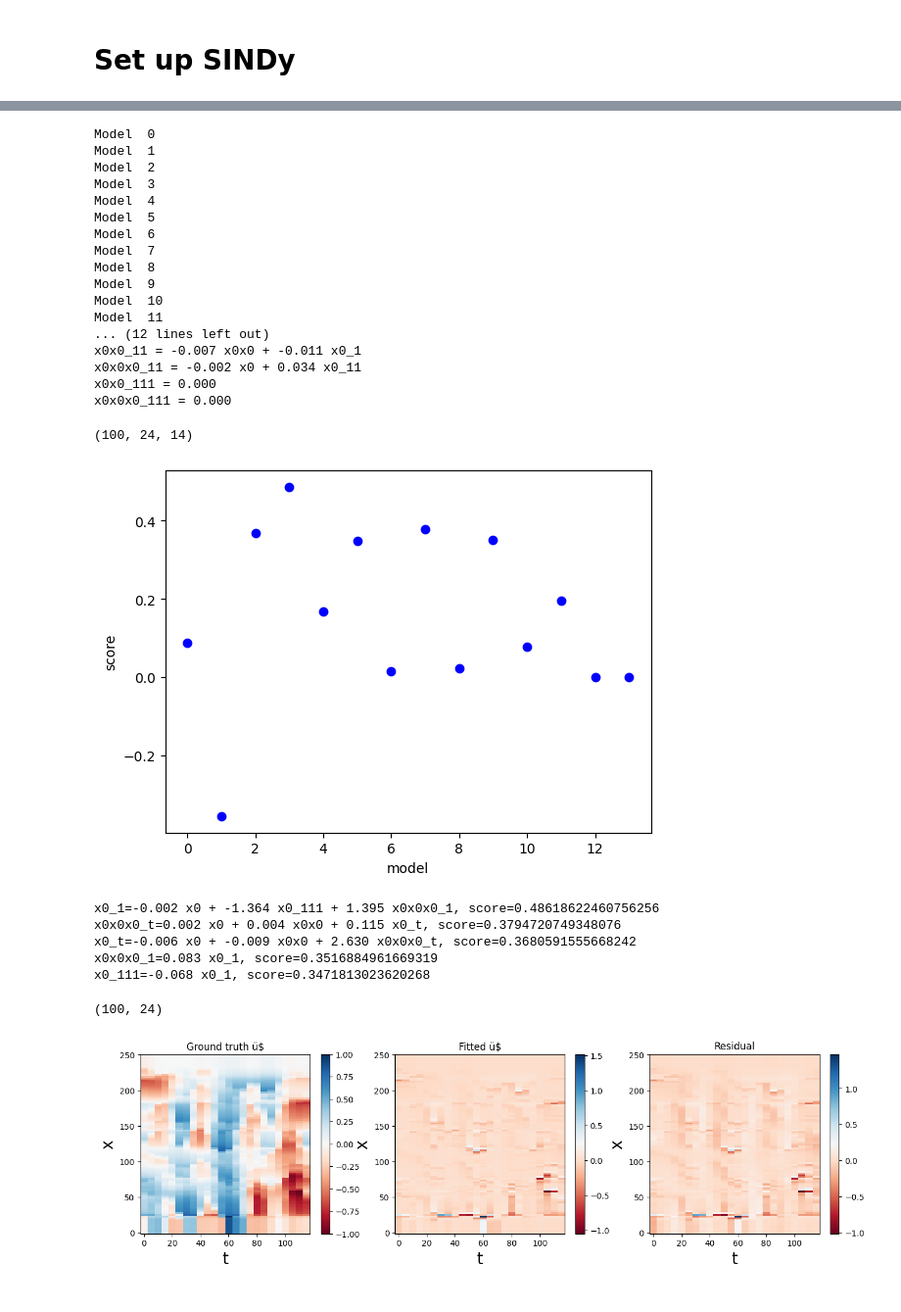
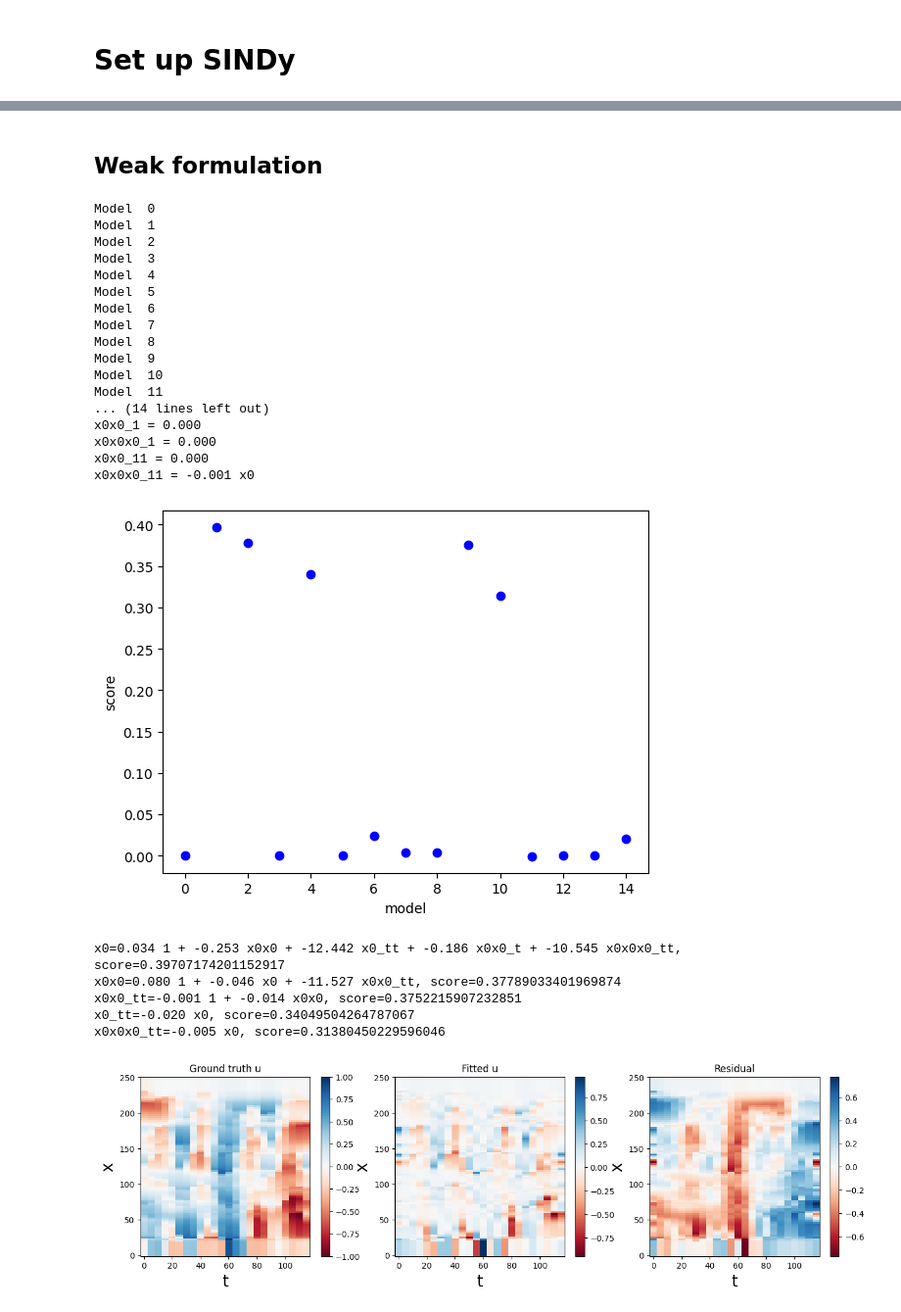
Before and after one commit to ericeberg3/UW_research, a Jupyter notebook: DTS_TG_SINDy_weak.ipynb, the cells around one changed output, grey strips where cells are left out. Shown at 98% size. Cells and saved outputs as stored; diff of their text form; code cells hidden in the pictures.

Commit message:
Weak formulation now seems to be working but is still not performing as well as the standard non-weak pysindy approach.

```diff
--- a/DTS_TG_SINDy_weak.ipynb
+++ b/DTS_TG_SINDy_weak.ipynb
@@ -308,0 +359,2 @@ plt.show()
+# %% [markdown]
+## Weak formulation
@@ -317,14 +387,14 @@ library_functions = [lambda x: x, lambda x: x * x]
 library_function_names = [lambda x: x, lambda x: x + x]
 np.random.seed(1)
 # %%
-multiindices=np.array([[0,1],[1,0],[2,0],[3,0]])
+multiindices=np.array([[0,1],[0,2],[1,0],[2,0]])
 pde_lib = ps.PDELibrary(library_functions=library_functions,
                         function_names=library_function_names,
                         derivative_order=2, spatial_grid=x, temporal_grid=t,
-                        include_bias=False, is_uniform=True,implicit_terms=True, multiindices=multiindices)
+                        include_bias=True, is_uniform=True,implicit_terms=True, multiindices=multiindices)
 
 sindy_opt = ps.SINDyPI(
-    threshold=1e-1, max_iter=1000, tol=1e-10,
+    threshold=1, max_iter=1000, tol=1e-10,
     thresholder='l1', normalize_columns=False
 )
 model = ps.SINDy(feature_library=pde_lib, optimizer=sindy_opt)
@@ -344,11 +414,11 @@ Model  8
 Model  9
 Model  10
 Model  11
-... (12 lines left out)
-x0x0_11 = -0.007 x0x0 + -0.011 x0_1
-x0x0x0_11 = -0.002 x0 + 0.034 x0_11
-x0x0_111 = 0.000
-x0x0x0_111 = 0.000
+... (14 lines left out)
+x0x0_1 = 0.000
+x0x0x0_1 = 0.000
+x0x0_11 = 0.000
+x0x0x0_11 = -0.001 x0
 # %%
 lhs_actual=pde_lib.transform(u)
 lhs_predict=model.predict(u)
@@ -365,49 +435,47 @@ order=np.argsort(scores)
 for ind in np.flip(order[-5:]):
     print(pde_lib.get_feature_names()[ind] + '=' + model.equations()[ind] + ', score=' +str(scores[ind]))
 # %% [output]
+[figure, new version]
-(100, 24, 14)
+x0=0.034 1 + -0.253 x0x0 + -12.442 x0_tt + -0.186 x0x0_t + -10.545 x0x0x0_tt, score=0.39707174201152917
+x0x0=0.080 1 + -0.046 x0 + -11.527 x0x0_tt, score=0.37789033401969874
+x0x0_tt=-0.001 1 + -0.014 x0x0, score=0.3752215907232851
+x0_tt=-0.020 x0, score=0.34049504264787067
+x0x0x0_tt=-0.005 x0, score=0.31380450229596046
-[figure, old version]
-x0_1=-0.002 x0 + -1.364 x0_111 + 1.395 x0x0x0_1, score=0.48618622460756256
-x0x0x0_t=0.002 x0 + 0.004 x0x0 + 0.115 x0_t, score=0.3794720749348076
-x0_t=-0.006 x0 + -0.009 x0x0 + 2.630 x0x0x0_t, score=0.3680591555668242
-x0x0x0_1=0.083 x0_1, score=0.3516884961669319
-x0_111=-0.068 x0_1, score=0.3471813023620268
 # %%
 u_dot_pred = model.predict(u)
-model_num = 3
+model_num = 1
 # Make fancy plot comparing derivative
 plt.figure(figsize=(16, 4))
 plt.subplot(1, 3, 1)
 # plt.pcolormesh(t_test, x, u_dot_test, vmin=-1.5, vmax=1.5)
-plt.pcolormesh(t, x, u_dot[:, :, 0], shading='nearest', cmap='RdBu')
+plt.pcolormesh(t, x, u[:, :, 0], shading='nearest', cmap='RdBu')
 plt.colorbar()
 plt.xlabel('t', fontsize=20)
 plt.ylabel('x', fontsize=20)
-plt.title('Ground truth ü$')
+plt.title('Ground truth u')
 ax = plt.gca()
 
 
 plt.subplot(1, 3, 2)
 # u_dot_stlsq = np.reshape(u_dot_stlsq, (len(x), len(t_test)))
 # plt.pcolormesh(t_test, x, u_dot_stlsq, vmin=-1.5, vmax=1.5)
 # u_dot_stlsq = np.reshape(u_dot_sr3, (len(x), len(t_test), 1))
 plt.pcolormesh(t, x, u_dot_pred[:,:,model_num], shading='nearest', cmap='RdBu')
 plt.colorbar()
 plt.xlabel('t', fontsize=20)
 plt.ylabel('x', fontsize=20)
-plt.title('Fitted ü$')
+plt.title('Fitted u')
 ax = plt.gca()
 
 plt.subplot(1, 3, 3)
 # plt.pcolormesh(t_test, x, u_dot_stlsq - u_dot_test, vmin=-1.5, vmax=1.5)
-plt.pcolormesh(t, x, u_dot_pred[:,:,model_num] - u_dot[:,:,0], cmap='RdBu')
+plt.pcolormesh(t, x, u_dot_pred[:,:,model_num] - u[:,:,0], cmap='RdBu')
 plt.colorbar()
 plt.xlabel('t', fontsize=20)
 plt.ylabel('x', fontsize=20)
 plt.title('Residual')
 ax = plt.gca()
 
 plt.show()
 # %% [output]
-(100, 24)
-[figure, old version]
+[figure, new version]
```
Also changed, not shown: parts of 9 cells of this notebook.
